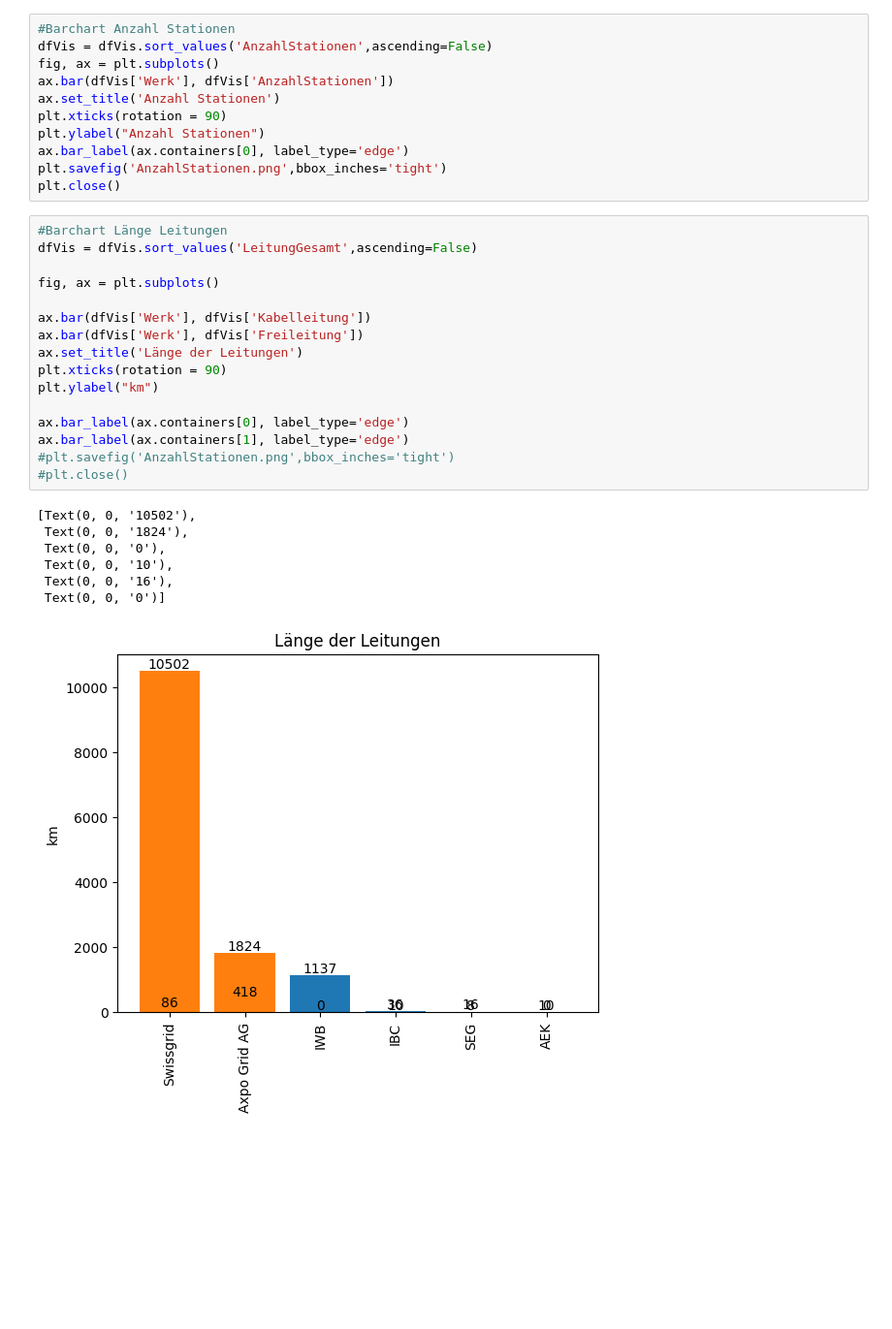
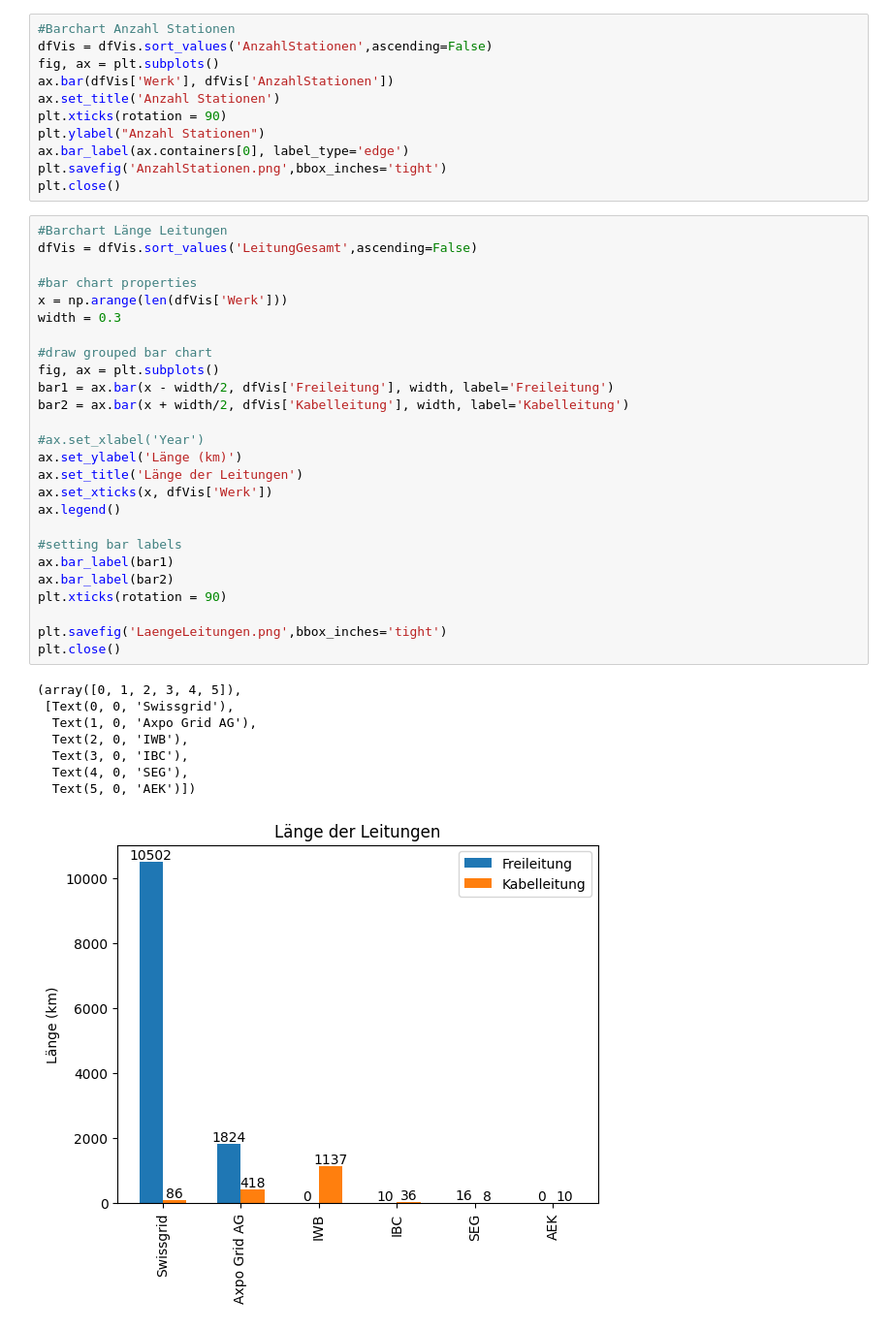
Before and after one commit to SFOE/KeyFiguresElectricalInstallations, a Jupyter notebook: KeyFiguresElectricalInstallations36kV.ipynb, the cells around one changed output. Shown: that part at 97% size. Drawn from its saved outputs; the diff is of its cells as text; blank space fills up the shorter version.

```diff
--- a/KeyFiguresElectricalInstallations36kV.ipynb
+++ b/KeyFiguresElectricalInstallations36kV.ipynb
@@ -203,24 +225,35 @@ plt.close()
 # %%
 #Barchart Länge Leitungen
 dfVis = dfVis.sort_values('LeitungGesamt',ascending=False)
 
+#bar chart properties
+x = np.arange(len(dfVis['Werk']))
+width = 0.3
+
+#draw grouped bar chart
 fig, ax = plt.subplots()
+bar1 = ax.bar(x - width/2, dfVis['Freileitung'], width, label='Freileitung')
+bar2 = ax.bar(x + width/2, dfVis['Kabelleitung'], width, label='Kabelleitung')
 
-ax.bar(dfVis['Werk'], dfVis['Kabelleitung'])
-ax.bar(dfVis['Werk'], dfVis['Freileitung'])
+#ax.set_xlabel('Year')
+ax.set_ylabel('Länge (km)')
 ax.set_title('Länge der Leitungen')
+ax.set_xticks(x, dfVis['Werk'])
+ax.legend()
+
+#setting bar labels
+ax.bar_label(bar1)
+ax.bar_label(bar2)
 plt.xticks(rotation = 90)
-plt.ylabel("km")
 
-ax.bar_label(ax.containers[0], label_type='edge')
-ax.bar_label(ax.containers[1], label_type='edge')
-#plt.savefig('AnzahlStationen.png',bbox_inches='tight')
-#plt.close()
+plt.savefig('LaengeLeitungen.png',bbox_inches='tight')
+plt.close()
 # %% [output]
-[Text(0, 0, '10502'),
- Text(0, 0, '1824'),
- Text(0, 0, '0'),
- Text(0, 0, '10'),
- Text(0, 0, '16'),
- Text(0, 0, '0')]
+(array([0, 1, 2, 3, 4, 5]),
+ [Text(0, 0, 'Swissgrid'),
+  Text(1, 0, 'Axpo Grid AG'),
+  Text(2, 0, 'IWB'),
+  Text(3, 0, 'IBC'),
+  Text(4, 0, 'SEG'),
+  Text(5, 0, 'AEK')])
-[figure, old version]
+[figure, new version]
```
Also changed, not shown: parts of 9 cells of this notebook.
